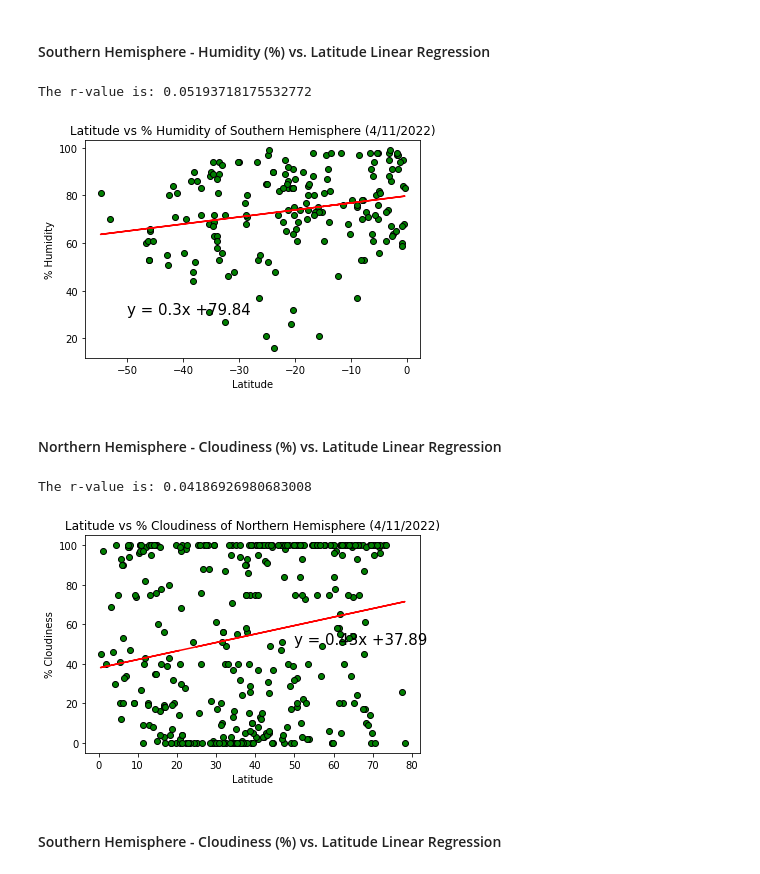
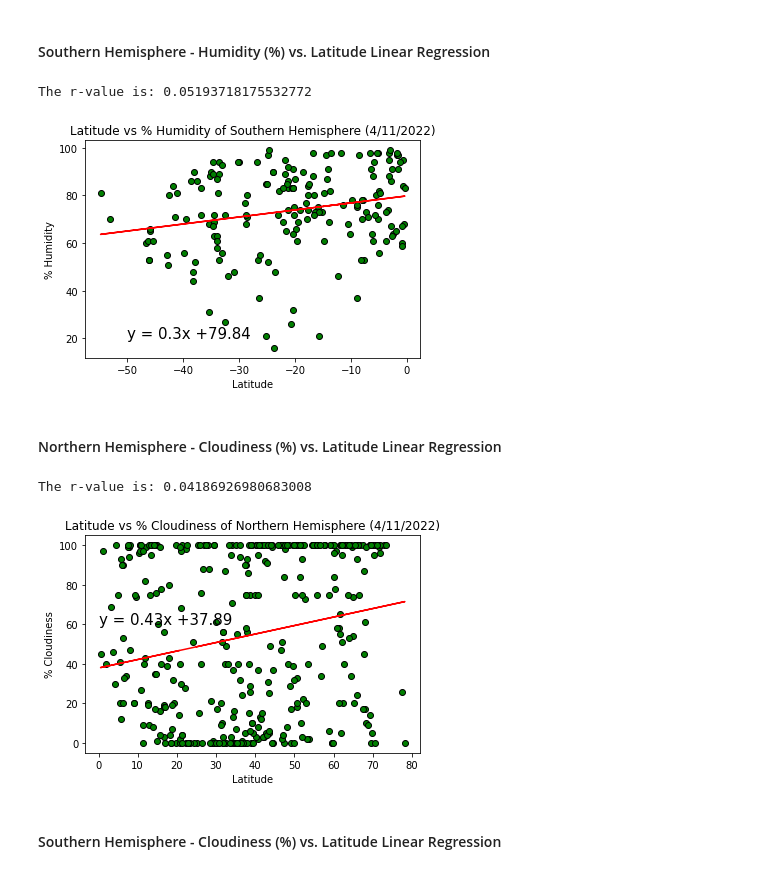
Before and after one commit to tebohl/Python-API-Cities, a Jupyter notebook: WeatherPy and VacationPy/WeatherPy.ipynb, the cells around one changed output. Drawn from its saved outputs; the diff is of its cells as text; code cells hidden in the pictures.

Commit message:
updating output graphs

```diff
--- a/WeatherPy and VacationPy/WeatherPy.ipynb
+++ b/WeatherPy and VacationPy/WeatherPy.ipynb
@@ -390,35 +389,35 @@ The r-value is: 0.06417936717436404
 # define x and y values for plot
 x_values = south_hem_df['Latitude']
 y_values = south_hem_df['% Humidity']
 
 # perform a linear regression on latitude vs. temperature
 (slope, intercept, rvalue, pvalue, stderr) = stats.linregress(x_values, y_values)
 
 # get regression values
 regress_values = x_values * slope + intercept
 
 # create line equation string
 line_eq = "y = " + str(round(slope,2)) + "x +" + str(round(intercept,2))
 
 # create plot
 plt.scatter(x_values,y_values, facecolors="green", edgecolors="black")
 plt.plot(x_values,regress_values,"r-")
 
 # label plot and annotate the line equation
 plt.xlabel('Latitude')
 plt.ylabel('% Humidity')
 plt.title("Latitude vs % Humidity of Southern Hemisphere (4/11/2022)")
-plt.annotate(line_eq,(-50,30),fontsize=15,color="black")
+plt.annotate(line_eq,(-50,20),fontsize=15,color="black")
 
 # print r value
 print(f"The r-value is: {rvalue**2}")
 
 # show plot and save to output file
 plt.savefig("../output_data/south_latvshum.png")
 plt.show()
 # %% [output]
 The r-value is: 0.05193718175532772
-[figure, old version]
+[figure, new version]
 # %% [markdown]
 ####  Northern Hemisphere - Cloudiness (%) vs. Latitude Linear Regression
 # %%
@@ -443,7 +442,7 @@ plt.plot(x_values,regress_values,"r-")
 plt.xlabel('Latitude')
 plt.ylabel('% Cloudiness')
 plt.title("Latitude vs % Cloudiness of Northern Hemisphere (4/11/2022)")
-plt.annotate(line_eq,(50,50),fontsize=15,color="black")
+plt.annotate(line_eq,(0,60),fontsize=15,color="black")
 
 # print r value
 print(f"The r-value is: {rvalue**2}")
@@ -453,7 +452,7 @@ plt.savefig("../output_data/north_latvscloud.png")
 plt.show()
 # %% [output]
 The r-value is: 0.04186926980683008
-[figure, old version]
+[figure, new version]
 # %% [markdown]
 ####  Southern Hemisphere - Cloudiness (%) vs. Latitude Linear Regression
 # %%
```
Also changed, not shown: parts of 3 cells of this notebook, 4 other files.
